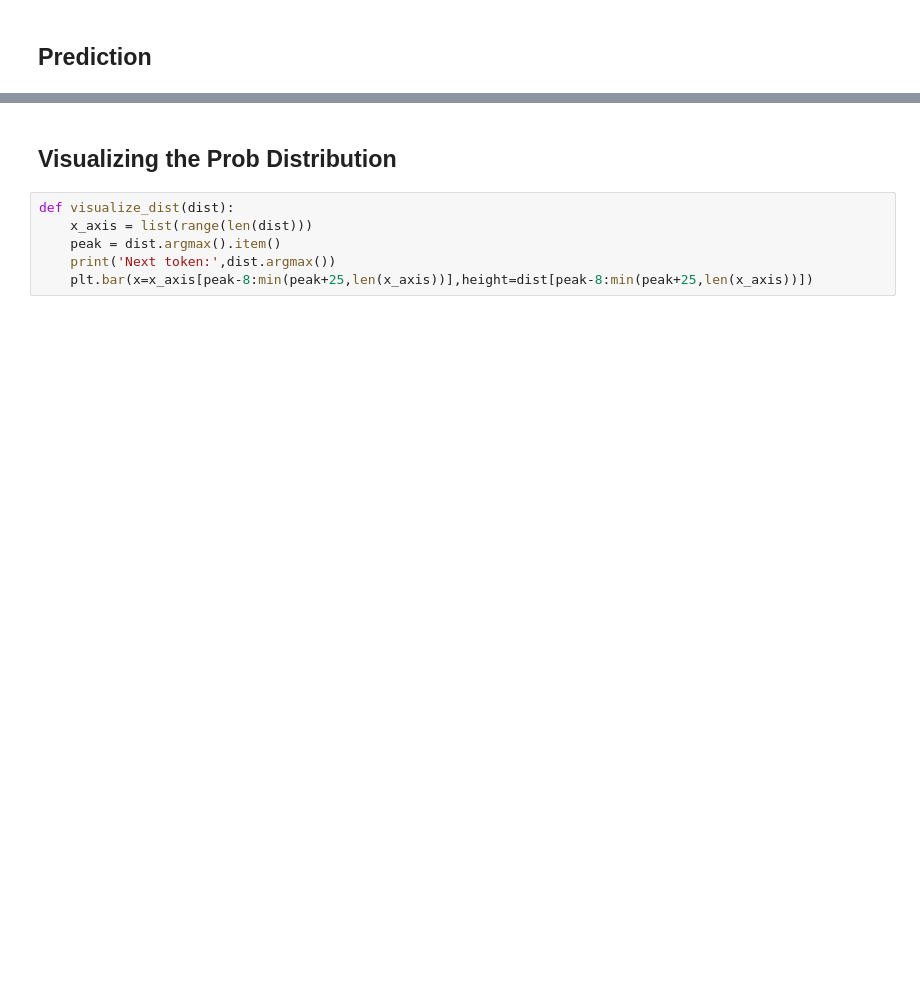
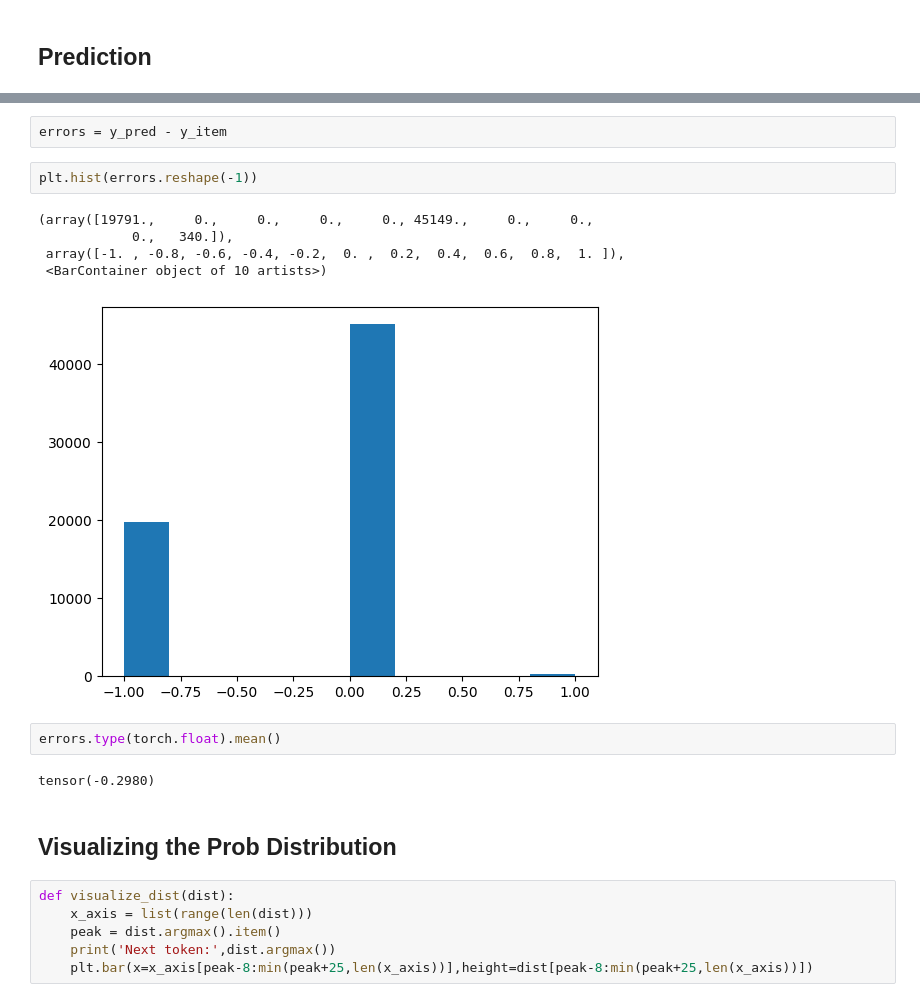
Before and after one commit to Pratik-Doshi-99/time-series-fms, a Jupyter notebook: exploration/benchmark_perf.ipynb, the cells around one changed output, grey strips where cells are left out. Drawn from its saved outputs; the diff is of its cells as text; blank space fills up the shorter version.

```diff
--- a/exploration/benchmark_perf.ipynb
+++ b/exploration/benchmark_perf.ipynb
@@ -176,3 +180,17 @@ Accuracy: 1.0
+# %%
+errors = y_pred - y_item
+# %%
+plt.hist(errors.reshape(-1))
+# %% [output]
+(array([19791.,     0.,     0.,     0.,     0., 45149.,     0.,     0.,
+            0.,   340.]),
+ array([-1. , -0.8, -0.6, -0.4, -0.2,  0. ,  0.2,  0.4,  0.6,  0.8,  1. ]),
+ <BarContainer object of 10 artists>)
+[figure, added]
+# %%
+errors.type(torch.float).mean()
+# %% [output]
+tensor(-0.2980)
 # %% [markdown]
 ## Visualizing the Prob Distribution
 # %%
```
Also changed, not shown: parts of 17 cells of this notebook, 7 other files.
